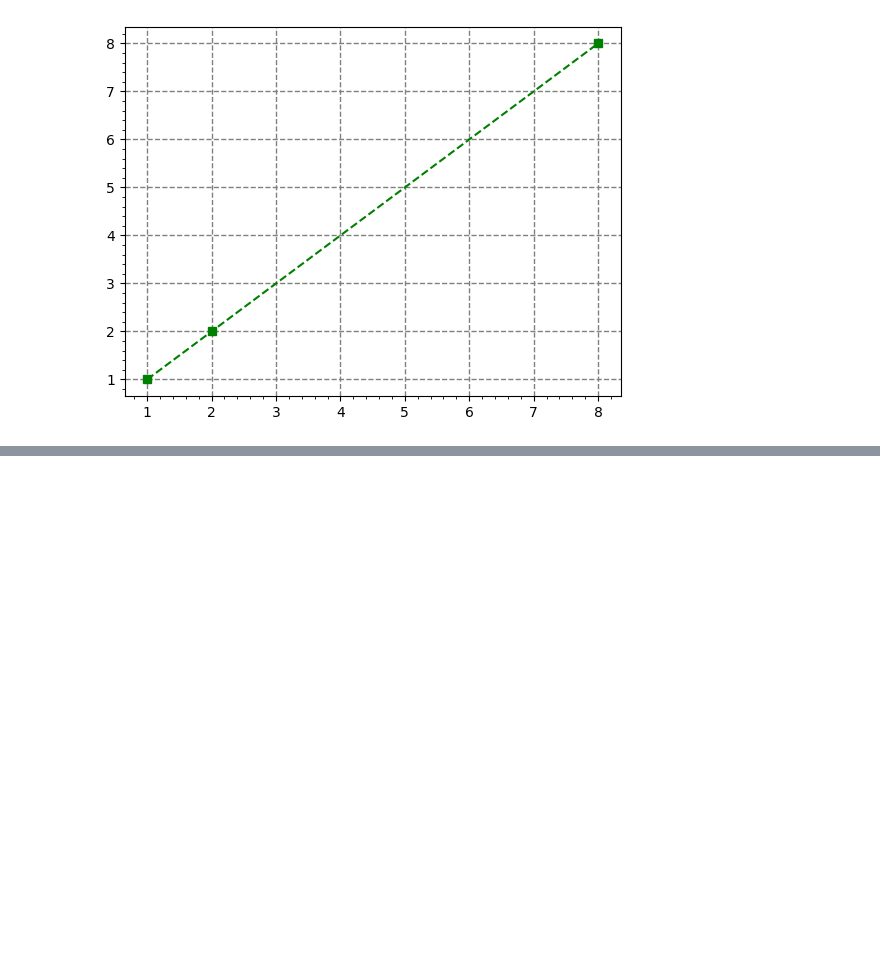
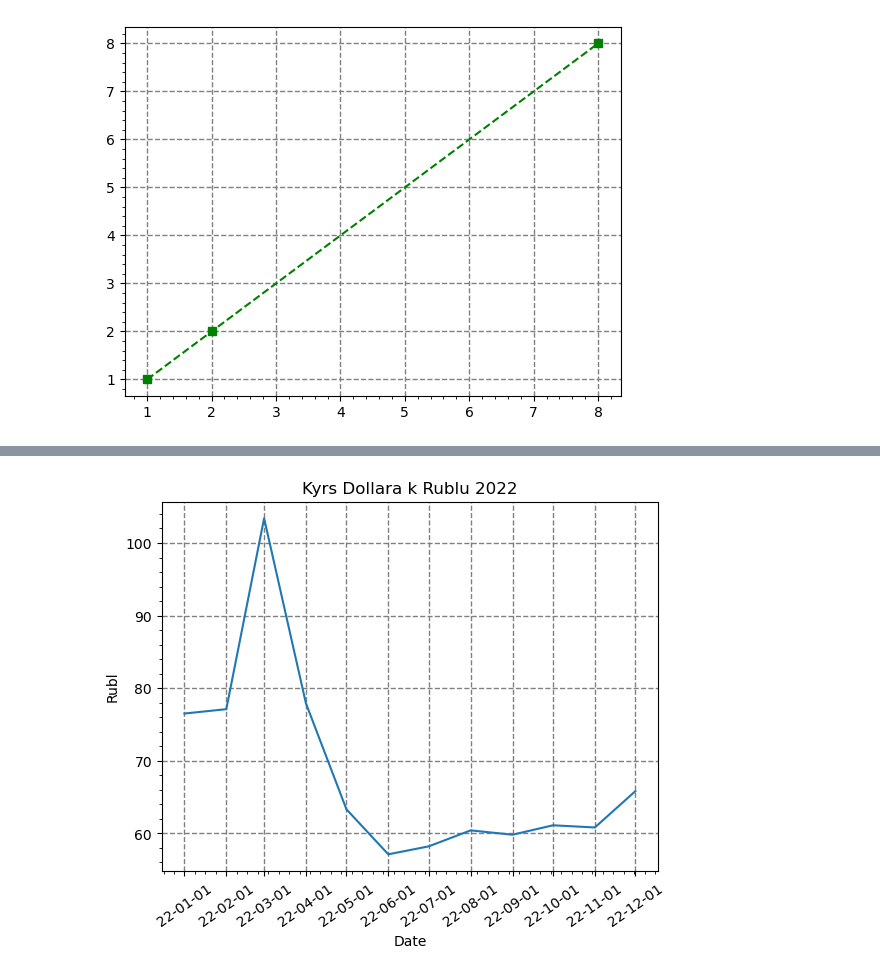
Before and after one commit to ILawrance/PythonLaba5, a Jupyter notebook: visual.ipynb, the cells around one changed output, grey strips where cells are left out. Saved outputs shown, nothing was run; the diff lists cells and outputs as text; code cells hidden in the pictures; blank space fills up the shorter version.

```diff
--- a/visual.ipynb
+++ b/visual.ipynb
@@ -65,0 +69,23 @@ plt.show()
+# %%
+#kyrs dollara
+from matplotlib.dates import DateFormatter
+
+
+Date = np.array([datetime.datetime (2022, i+1, 1) for i in range(12)])
+Dollar = np.array([76.5, 77.1, 103.4, 77.9, 63.3, 57.1, 58.2, 60.4, 59.8, 61.1, 60.8, 65.8])
+plt.xticks(rotation = 35)
+plt.grid(linewidth = 1, color = 'gray', linestyle = '--')
+plt.minorticks_on()
+plt.plot(Date, Dollar)
+
+Months = MonthLocator(interval=1)
+Date_Fmt = DateFormatter('%y-%m-%d')
+plt.gca().xaxis.set_major_locator(Months)
+plt.gca().xaxis.set_major_formatter(Date_Fmt)
+
+plt.title('Kyrs Dollara k Rublu 2022')
+plt.xlabel('Date')
+plt.ylabel('Rubl')
+plt.show()
+# %% [output]
+[figure, added]
```
Also changed, not shown: parts of 5 cells of this notebook.
